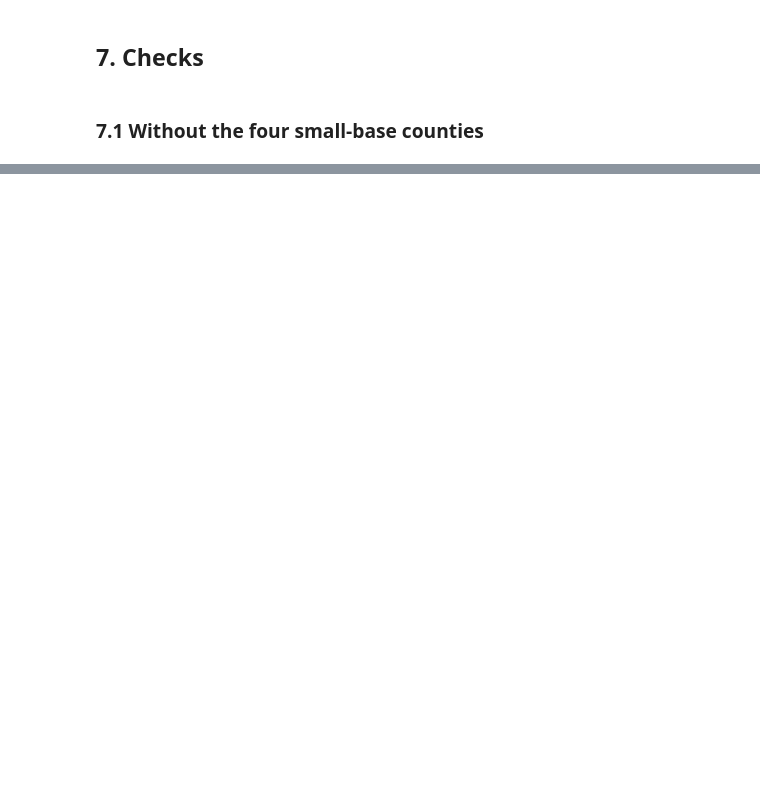
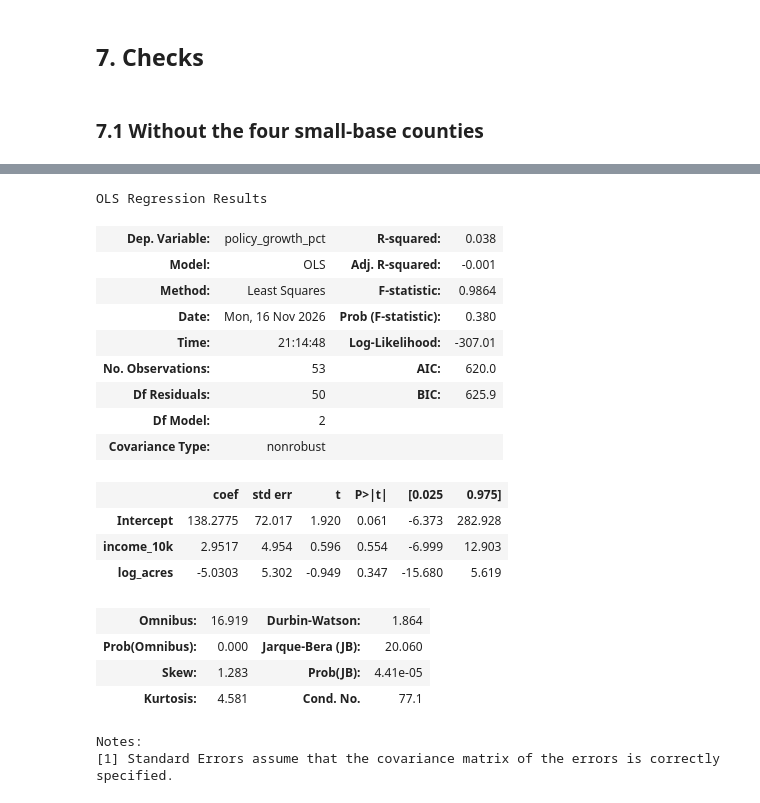
Before and after one commit to maya-schroder/SchroderSwireYangThieu, a Jupyter notebook: scripts/County_Validation_Analysis.ipynb, the cells around one changed output, grey strips where cells are left out. Cells and saved outputs as stored; diff of their text form; code cells hidden in the pictures; blank space fills up the shorter version.

```diff
--- a/scripts/County_Validation_Analysis.ipynb
+++ b/scripts/County_Validation_Analysis.ipynb
@@ -400,0 +437,27 @@ Notes:
+# %%
+# 7.7 Refit the income-plus-acres model without the zero-acre counties
+m_both_no_zero = smf.ols("policy_growth_pct ~ income_10k + log_acres", data=county_no_zero).fit()
+# %%
+# 7.8 Show the income-plus-acres results without the zero-acre counties
+m_both_no_zero.summary()
+# %% [output]
+OLS Regression Results
+| Dep. Variable: | policy_growth_pct | R-squared: | 0.038 |
+| Model: | OLS | Adj. R-squared: | -0.001 |
+| Method: | Least Squares | F-statistic: | 0.9864 |
+| Date: | Mon, 16 Nov 2026 | Prob (F-statistic): | 0.380 |
+| Time: | 21:14:48 | Log-Likelihood: | -307.01 |
+| No. Observations: | 53 | AIC: | 620.0 |
+| Df Residuals: | 50 | BIC: | 625.9 |
+| Df Model: | 2 |  |  |
+| Covariance Type: | nonrobust |  |  |
+|  | coef | std err | t | P>|t| | [0.025 | 0.975] |
+| Intercept | 138.2775 | 72.017 | 1.920 | 0.061 | -6.373 | 282.928 |
+| income_10k | 2.9517 | 4.954 | 0.596 | 0.554 | -6.999 | 12.903 |
+| log_acres | -5.0303 | 5.302 | -0.949 | 0.347 | -15.680 | 5.619 |
+| Omnibus: | 16.919 | Durbin-Watson: | 1.864 |
+| Prob(Omnibus): | 0.000 | Jarque-Bera (JB): | 20.060 |
+| Skew: | 1.283 | Prob(JB): | 4.41e-05 |
+| Kurtosis: | 4.581 | Cond. No. | 77.1 |
+Notes:
+[1] Standard Errors assume that the covariance matrix of the errors is correctly specified.
```
Also changed, not shown: parts of 17 cells of this notebook.
